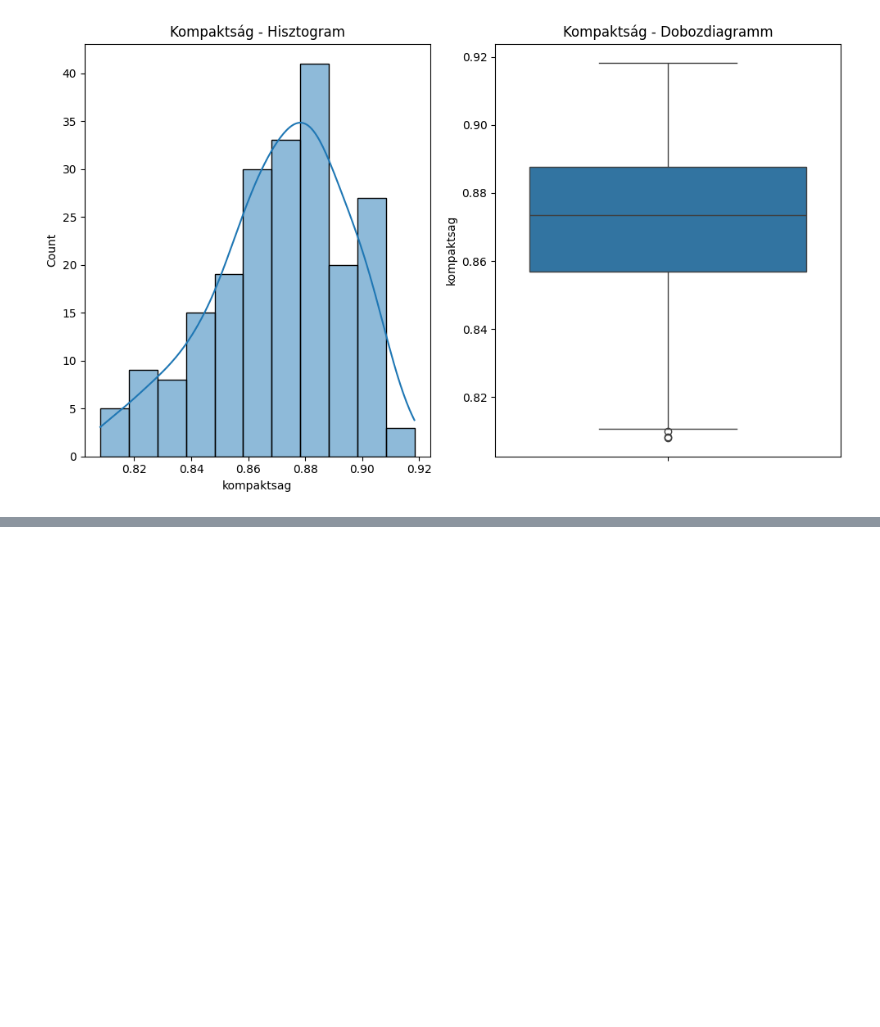
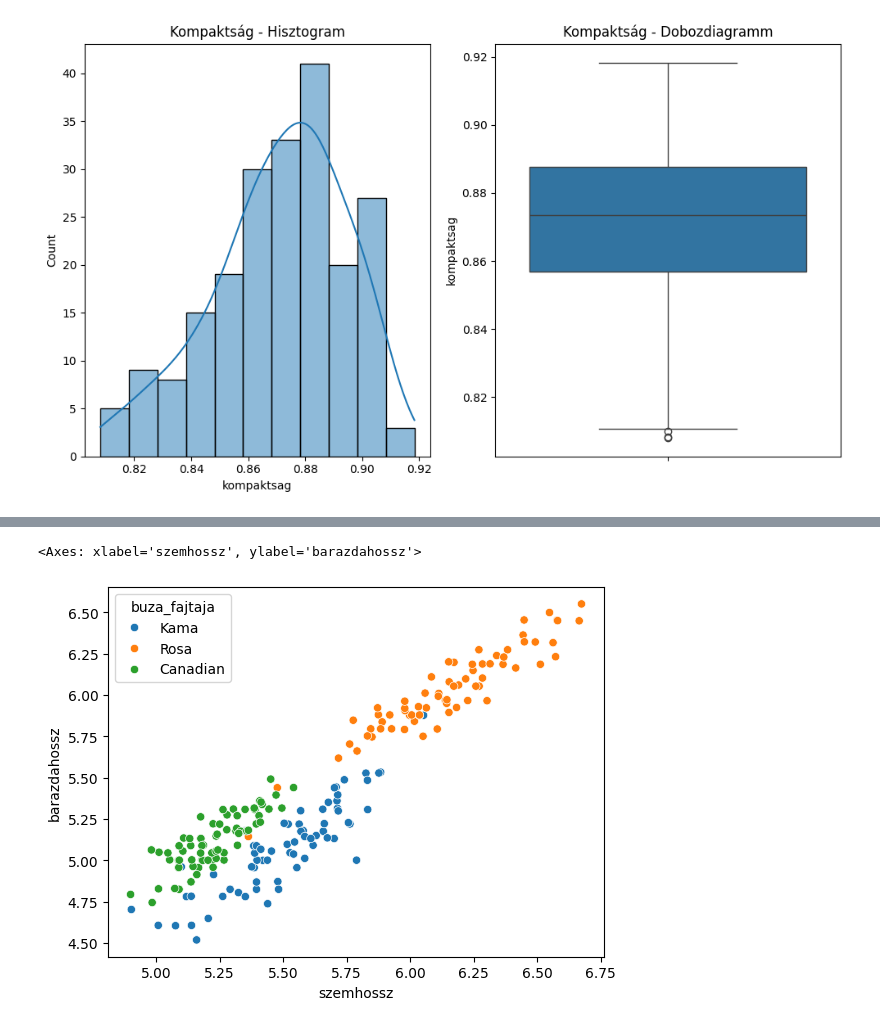
Before and after one commit to lacithelaci/oktatas, a Jupyter notebook: egyetemi_feleves_cuccok/4_szemeszter/big data/beadando/beadando.ipynb, the cells around one changed output, grey strips where cells are left out. Drawn from its saved outputs; the diff is of its cells as text; code cells hidden in the pictures; blank space fills up the shorter version.

```diff
--- a/egyetemi_feleves_cuccok/4_szemeszter/big data/beadando/beadando.ipynb
+++ b/egyetemi_feleves_cuccok/4_szemeszter/big data/beadando/beadando.ipynb
@@ -152,0 +157,5 @@ sns.heatmap(corr_matrix,annot=True,ax=ax) # annot --> értékek is jelölve vann
+# %%
+sns.scatterplot(data=df,x='szemhossz',y='barazdahossz', hue='buza_fajtaja')
+# %% [output]
+<Axes: xlabel='szemhossz', ylabel='barazdahossz'>
+[figure, added]
```
Also changed, not shown: parts of 7 cells of this notebook.
